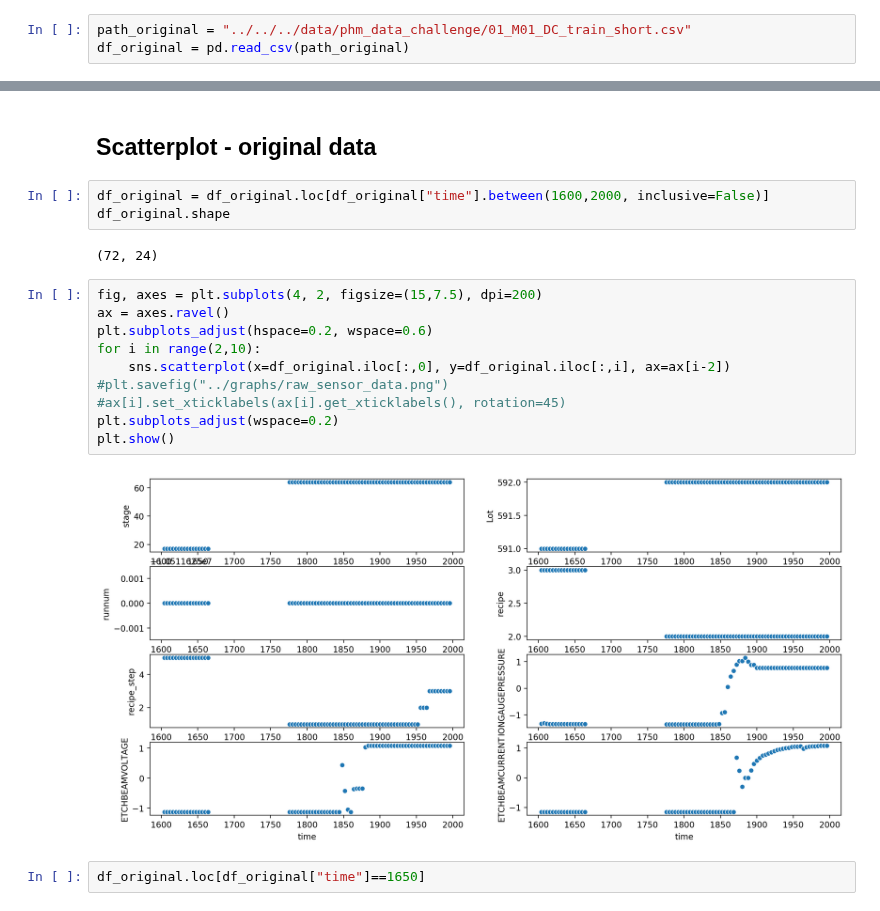
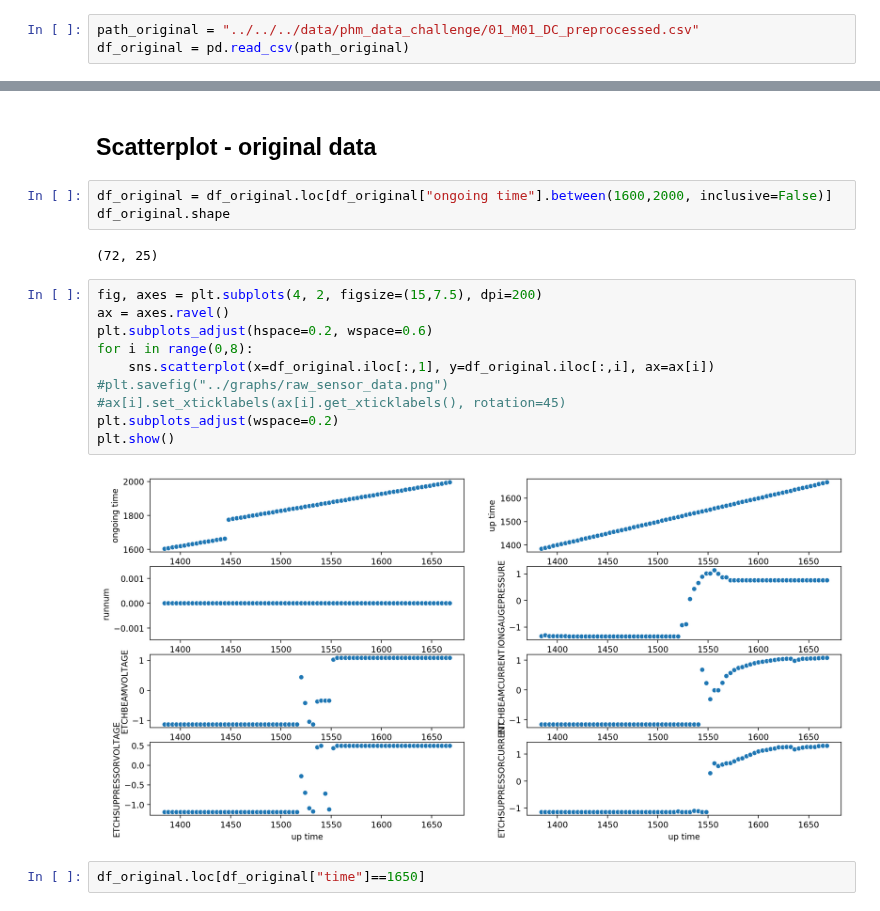
Before and after one commit to carlov93/predictive_maintenance, a Jupyter notebook: src/visualisation/raw_data/raw_sensor_phm.ipynb, the cells around one changed output, grey strips where cells are left out. Cells and saved outputs as stored; diff of their text form.

```diff
--- a/src/visualisation/raw_data/raw_sensor_phm.ipynb
+++ b/src/visualisation/raw_data/raw_sensor_phm.ipynb
@@ -7,29 +7,29 @@ from statsmodels.graphics.tsaplots import plot_pacf
 from statsmodels.graphics.tsaplots import plot_acf
 from statsmodels.tsa.stattools import adfuller
 # %%
-path_original = "../../../data/phm_data_challenge/01_M01_DC_train_short.csv"
+path_original = "../../../data/phm_data_challenge/01_M01_DC_preprocessed.csv"
 df_original = pd.read_csv(path_original)
 # %% [markdown]
 # Visualisation - New Blade
 # %% [markdown]
 ## Scatterplot - original data
 # %%
-df_original = df_original.loc[df_original["time"].between(1600,2000, inclusive=False)]
+df_original = df_original.loc[df_original["ongoing time"].between(1600,2000, inclusive=False)]
 df_original.shape
 # %% [output]
-(72, 24)
+(72, 25)
 # %%
 fig, axes = plt.subplots(4, 2, figsize=(15,7.5), dpi=200)
 ax = axes.ravel()
 plt.subplots_adjust(hspace=0.2, wspace=0.6)
-for i in range(2,10):
-    sns.scatterplot(x=df_original.iloc[:,0], y=df_original.iloc[:,i], ax=ax[i-2])
+for i in range(0,8):
+    sns.scatterplot(x=df_original.iloc[:,1], y=df_original.iloc[:,i], ax=ax[i])
 #plt.savefig("../graphs/raw_sensor_data.png")
 #ax[i].set_xticklabels(ax[i].get_xticklabels(), rotation=45)
 plt.subplots_adjust(wspace=0.2)
 plt.show()
 # %% [output]
-[figure, old version]
+[figure, new version]
 # %%
 df_original.loc[df_original["time"]==1650]
 # %% [output]
```
Also changed, not shown: 14 other files.
